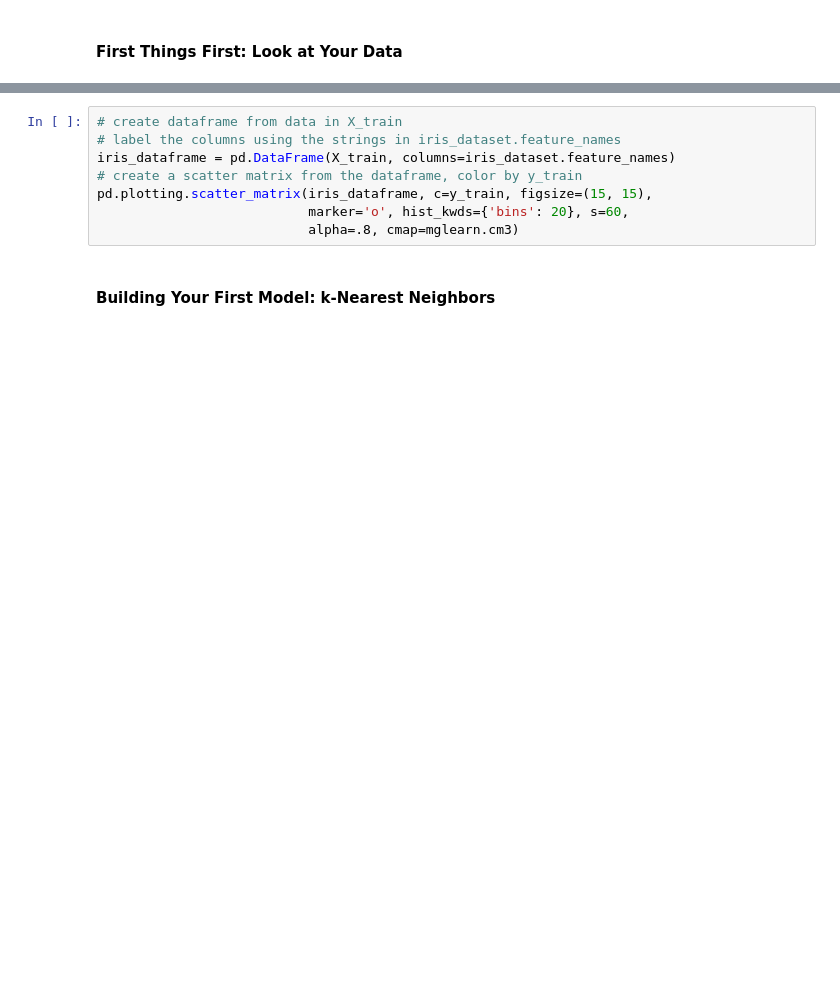
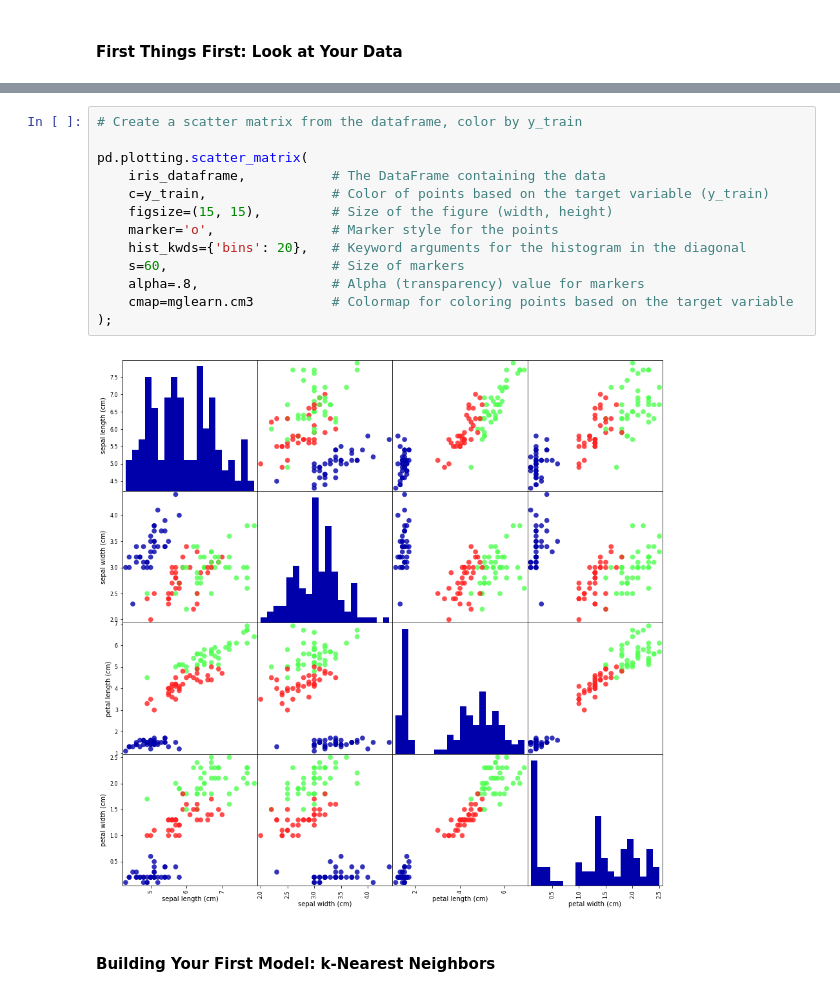
Before and after one commit to r2prof/PyML, a Jupyter notebook: 01-introduction.ipynb, the cells around one changed output, grey strips where cells are left out. Drawn from its saved outputs; the diff is of its cells as text; blank space fills up the shorter version.

```diff
--- a/01-introduction.ipynb
+++ b/01-introduction.ipynb
@@ -260,10 +294,17 @@ print("y_test shape:", y_test.shape)
 # %%
-# create dataframe from data in X_train
-# label the columns using the strings in iris_dataset.feature_names
-iris_dataframe = pd.DataFrame(X_train, columns=iris_dataset.feature_names)
-# create a scatter matrix from the dataframe, color by y_train
-pd.plotting.scatter_matrix(iris_dataframe, c=y_train, figsize=(15, 15),
-                           marker='o', hist_kwds={'bins': 20}, s=60,
-                           alpha=.8, cmap=mglearn.cm3)
+# Create a scatter matrix from the dataframe, color by y_train
+
+pd.plotting.scatter_matrix(
+    iris_dataframe,           # The DataFrame containing the data
+    c=y_train,                # Color of points based on the target variable (y_train)
+    figsize=(15, 15),         # Size of the figure (width, height)
+    marker='o',               # Marker style for the points
+    hist_kwds={'bins': 20},   # Keyword arguments for the histogram in the diagonal
+    s=60,                     # Size of markers
+    alpha=.8,                 # Alpha (transparency) value for markers
+    cmap=mglearn.cm3          # Colormap for coloring points based on the target variable
+);
+# %% [output]
+[figure, added]
 # %% [markdown]
 #### Building Your First Model: k-Nearest Neighbors
```
Also changed, not shown: parts of 20 cells of this notebook.
